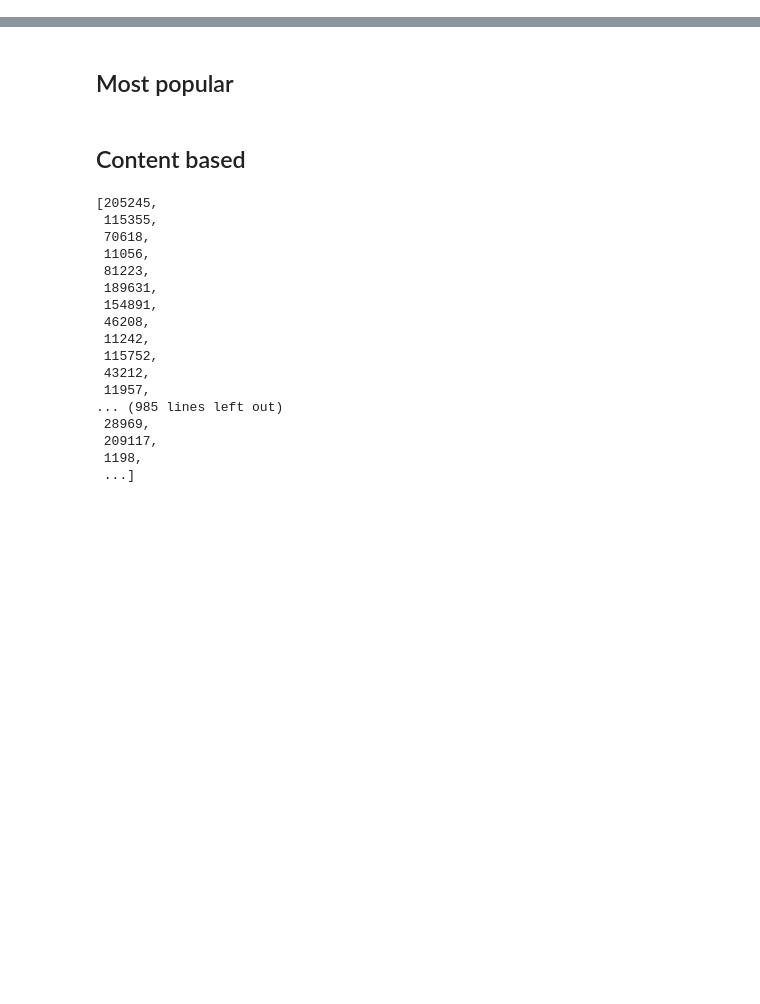
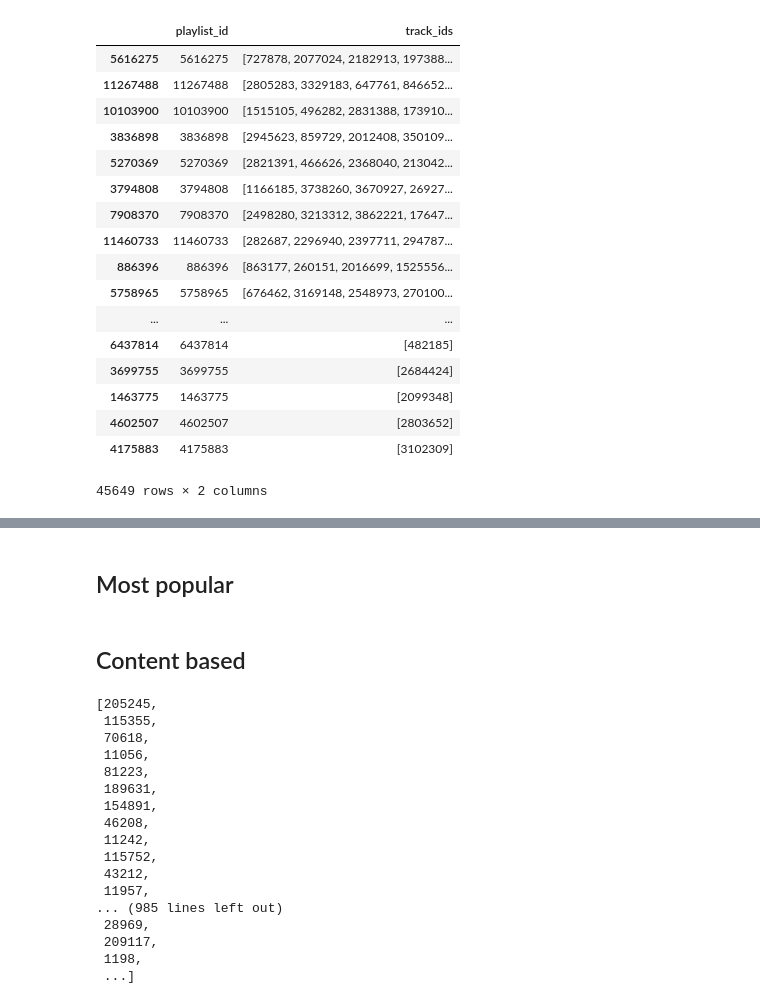
Before and after one commit to battuzz/RS_Challenge, a Jupyter notebook: fabio_notebook.ipynb, the cells around one changed output, grey strips where cells are left out. Cells and saved outputs as stored; diff of their text form; code cells hidden in the pictures; blank space fills up the shorter version.

```diff
--- a/fabio_notebook.ipynb
+++ b/fabio_notebook.ipynb
@@ -24,0 +29,23 @@ target_tracks = pd.read_csv('data/target_tracks.csv', delimiter = '\t')
+# %%
+tracks_in_playlist = get_playlist_track_list2(train)
+# %%
+tracks_in_playlist
+# %% [output]
+|  | playlist_id | track_ids |
+| 5616275 | 5616275 | [727878, 2077024, 2182913, 197388... |
+| 11267488 | 11267488 | [2805283, 3329183, 647761, 846652... |
+| 10103900 | 10103900 | [1515105, 496282, 2831388, 173910... |
+| 3836898 | 3836898 | [2945623, 859729, 2012408, 350109... |
+| 5270369 | 5270369 | [2821391, 466626, 2368040, 213042... |
+| 3794808 | 3794808 | [1166185, 3738260, 3670927, 26927... |
+| 7908370 | 7908370 | [2498280, 3213312, 3862221, 17647... |
+| 11460733 | 11460733 | [282687, 2296940, 2397711, 294787... |
+| 886396 | 886396 | [863177, 260151, 2016699, 1525556... |
+| 5758965 | 5758965 | [676462, 3169148, 2548973, 270100... |
+| ... | ... | ... |
+| 6437814 | 6437814 | [482185] |
+| 3699755 | 3699755 | [2684424] |
+| 1463775 | 1463775 | [2099348] |
+| 4602507 | 4602507 | [2803652] |
+| 4175883 | 4175883 | [3102309] |
+45649 rows × 2 columns
```
Also changed, not shown: parts of 26 cells of this notebook.
